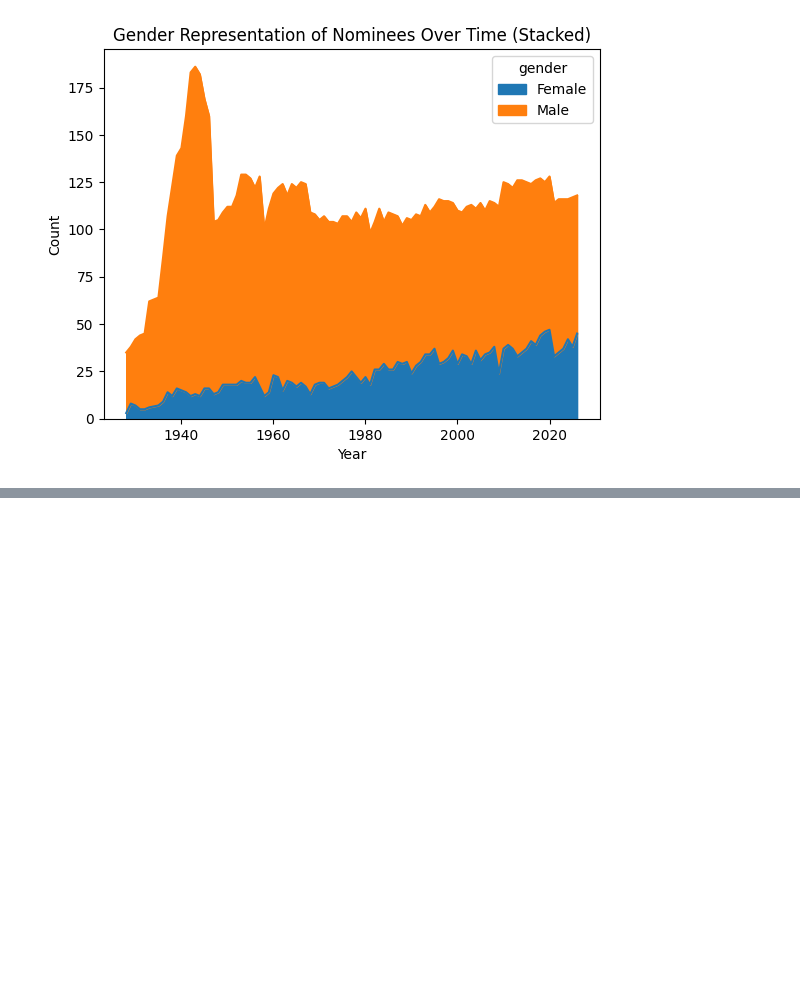
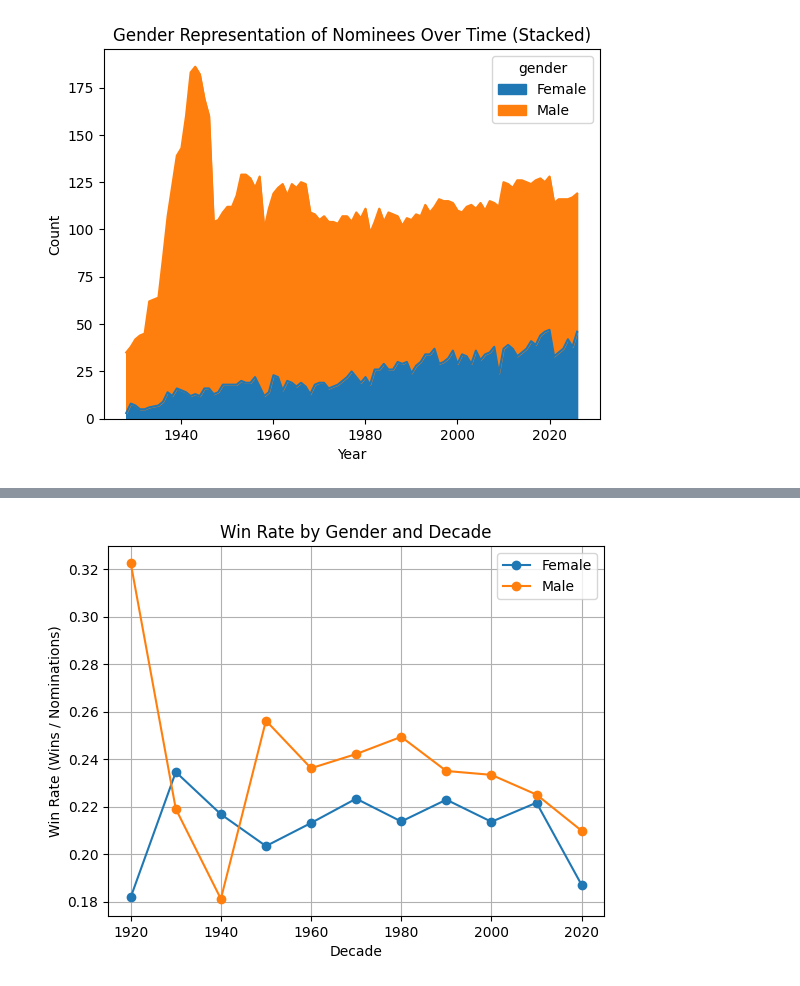
Before and after one commit to nmaharaj28/comm3180_S26_Data_Project, a Jupyter notebook: data_analysis/oscar_demographics_analysis.ipynb, the cells around one changed output, grey strips where cells are left out. Saved outputs shown, nothing was run; the diff lists cells and outputs as text; code cells hidden in the pictures; blank space fills up the shorter version.

```diff
--- a/data_analysis/oscar_demographics_analysis.ipynb
+++ b/data_analysis/oscar_demographics_analysis.ipynb
@@ -132,0 +71,15 @@ plt.show()
+# %%
+oscar_nominees['won'] = oscar_nominees['winner'] == True
+win_rate = oscar_nominees.groupby(['decade', 'gender'])['won'].mean().unstack()
+
+plt.figure()
+for col in win_rate.columns:
+    plt.plot(win_rate.index, win_rate[col], marker='o', label=col)
+plt.title("Win Rate by Gender and Decade")
+plt.xlabel("Decade")
+plt.ylabel("Win Rate (Wins / Nominations)")
+plt.legend()
+plt.grid(True)
+plt.show()
+# %% [output]
+[figure, added]
```
Also changed, not shown: parts of 31 cells of this notebook, 1 other file.
